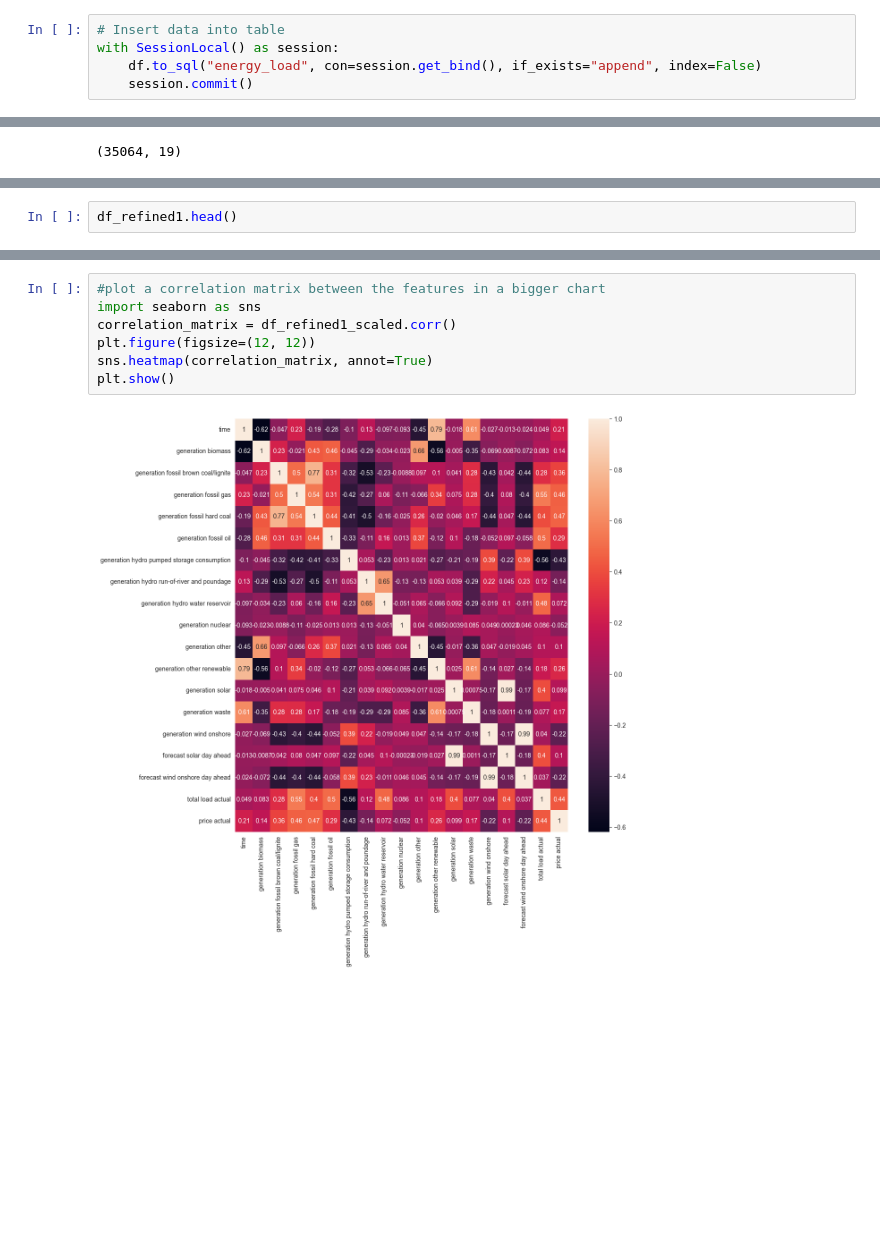
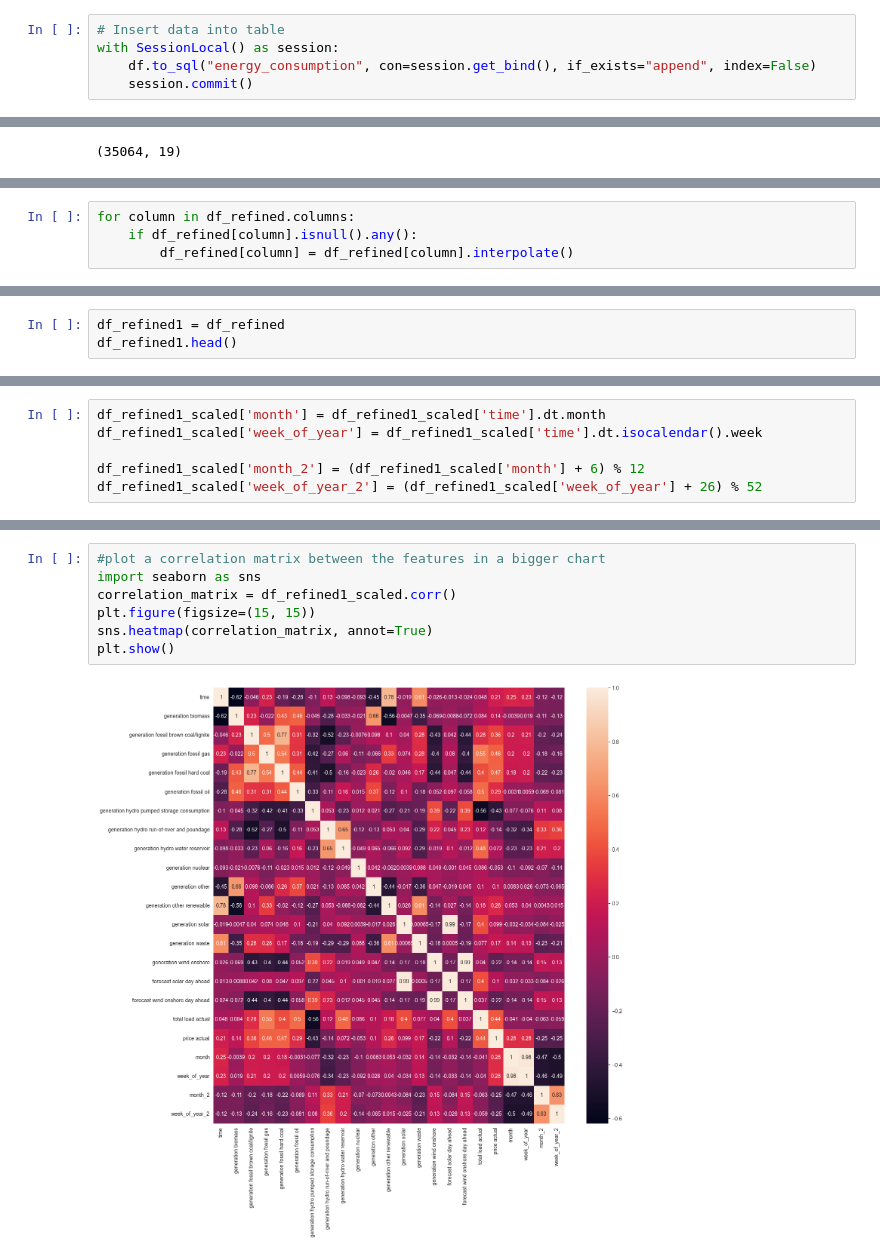
Before and after one commit to mahimanarang7/PythonProject1, a Jupyter notebook: power_consumption.ipynb, the cells around one changed output, grey strips where cells are left out. Saved outputs shown, nothing was run; the diff lists cells and outputs as text; blank space fills up the shorter version.

Commit message:
plotting, streamlit

```diff
--- a/power_consumption.ipynb
+++ b/power_consumption.ipynb
@@ -93,7 +92,7 @@ with SessionLocal() as session:
 # %%
 # Insert data into table
 with SessionLocal() as session:
-    df.to_sql("energy_load", con=session.get_bind(), if_exists="append", index=False)
+    df.to_sql("energy_consumption", con=session.get_bind(), if_exists="append", index=False)
     session.commit()
 # %%
 
@@ -189,0 +227,4 @@ df_refined.shape
+# %%
+for column in df_refined.columns:
+    if df_refined[column].isnull().any():
+        df_refined[column] = df_refined[column].interpolate()
@@ -194,6 +265,7 @@ df_refined1.shape
 # %% [output]
 (35018, 19)
 # %%
+df_refined1 = df_refined
 df_refined1.head()
 # %% [output]
 |  | time | generation biomass | generation fossil brown coal/lignite | generation fossil gas | generation fossil hard coal | ... |
@@ -219,0 +292,6 @@ df_refined1_scaled.head()
+# %%
+df_refined1_scaled['month'] = df_refined1_scaled['time'].dt.month
+df_refined1_scaled['week_of_year'] = df_refined1_scaled['time'].dt.isocalendar().week
+
+df_refined1_scaled['month_2'] = (df_refined1_scaled['month'] + 6) % 12
+df_refined1_scaled['week_of_year_2'] = (df_refined1_scaled['week_of_year'] + 26) % 52
@@ -226,9 +320,9 @@ plt.show()
 # %%
 #plot a correlation matrix between the features in a bigger chart
 import seaborn as sns
 correlation_matrix = df_refined1_scaled.corr()
-plt.figure(figsize=(12, 12))
+plt.figure(figsize=(15, 15))
 sns.heatmap(correlation_matrix, annot=True)
 plt.show()
 # %% [output]
-[figure, old version]
+[figure, new version]
```
Also changed, not shown: parts of 14 cells of this notebook, 4 other files.
